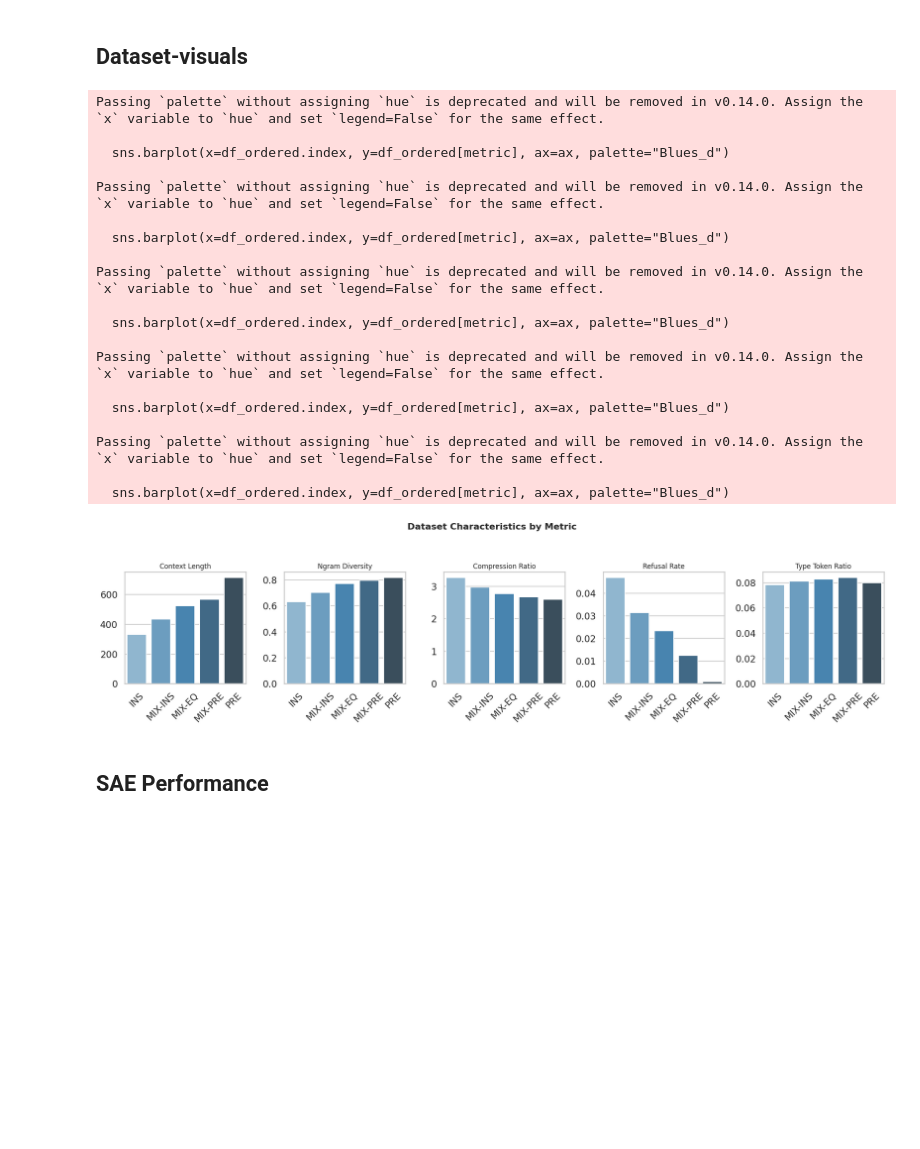
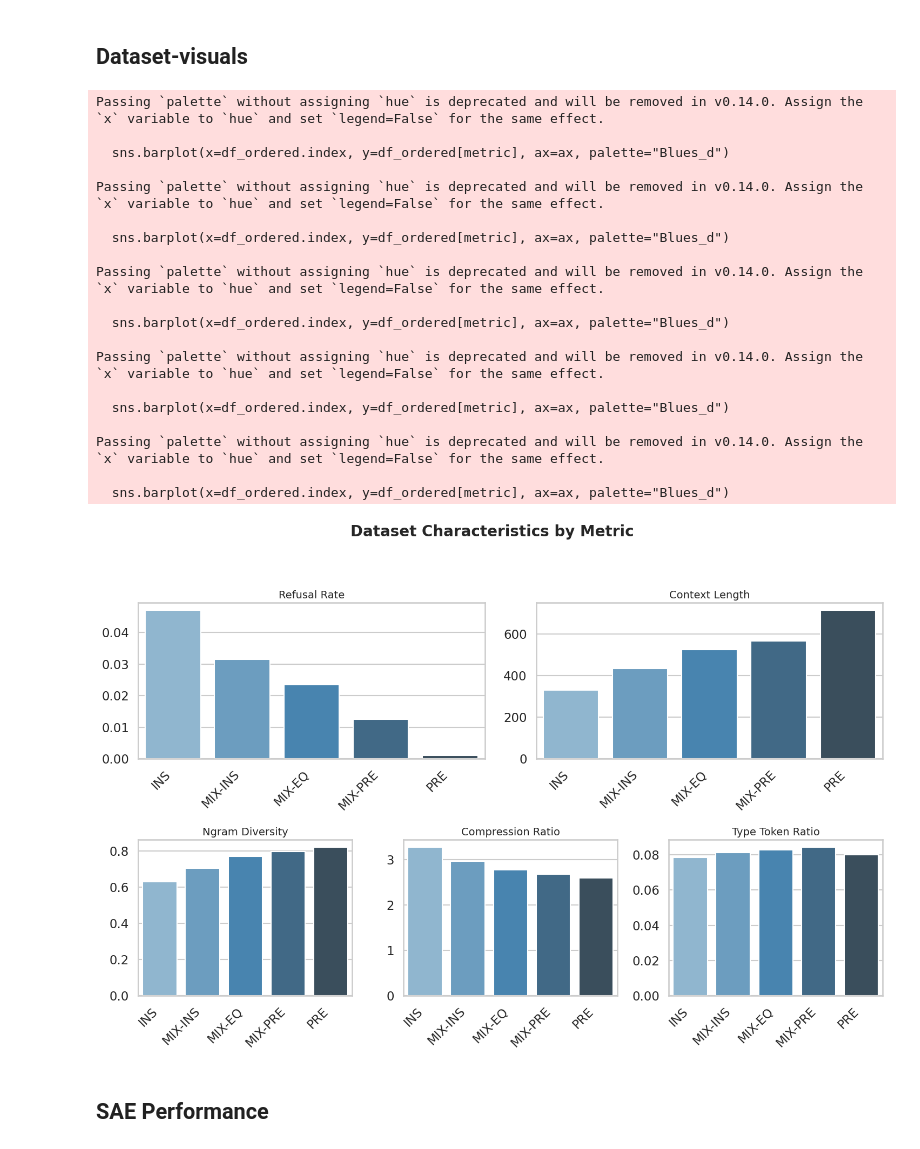
Before and after one commit to MisterXY89/sae-refusal-eval, a Jupyter notebook: src/result-reporting.ipynb, the cells around one changed output. Saved outputs shown, nothing was run; the diff lists cells and outputs as text; code cells hidden in the pictures; blank space fills up the shorter version.

```diff
--- a/src/result-reporting.ipynb
+++ b/src/result-reporting.ipynb
@@ -353,7 +362,7 @@ from evaluation.visualise_sae_metrics import load_sae_results, visualize_sae_res
 
 RESULTS_DIRECTORY = "results/saes/"
 
-results_df = load_sae_results(RESULTS_DIRECTORY)
+results_df = load_sae_results(RESULTS_DIRECTORY, model="135M")
 # if not results_df.empty:
     # visualize_sae_results_grouped(results_df)
 # %% [output]
@@ -456,8 +465,12 @@ Plot saved to results/visualizations/avg_cosine_similarity_across_ds.png
 # %% [markdown]
 ## Dataset-visuals
 # %%
+import matplotlib.gridspec as gridspec
+
+# Set the theme for the plots
 sns.set_theme(style="whitegrid", context="talk")
 
+# --- Load and Prepare Data (same as your original code) ---
 results_dir = "results/dataset_chars"
 data = []
 for fname in os.listdir(results_dir):
@@ -471,52 +484,70 @@ df = pd.DataFrame(data)
 df.set_index("dataset", inplace=True)
 
 ordered_datasets = ["INS", "MIX-INS", "MIX-EQ", "MIX-PRE", "PRE"]
-
-# Filter and reorder the dataframe accordingly
 df_filtered = df.loc[df.index.intersection(ordered_datasets)]
 df_ordered = df_filtered.reindex(ordered_datasets)
 
-# Plot each metric separately using the ordered dataset list
-metrics = ["context_length", "ngram_diversity", "compression_ratio", "refusal_rate", "type_token_ratio"]
-n_metrics = len(metrics)
+metrics = ["refusal_rate", "context_length", "ngram_diversity", "compression_ratio", "type_token_ratio"]
 
-fig, axes = plt.subplots(nrows=1, ncols=n_metrics, figsize=(4 * n_metrics, 5), sharex=False)
+# --- Create the Custom Visualization using GridSpec ---
+# Create a figure to host the plots
+fig = plt.figure(figsize=(15, 10))
 
-for i, metric in enumerate(metrics):
-    ax = axes[i]
+# A 2x6 GridSpec allows for both 2 and 3 plots per row to align nicely.
+# Row 1: 2 plots, each spanning 3 columns (3+3=6)
+# Row 2: 3 plots, each spanning 2 columns (2+2+2=6)
+gs = gridspec.GridSpec(2, 6, figure=fig)
+
+# --- Define the new axes locations ---
+ax1 = fig.add_subplot(gs[0, 0:3])  # First row, first plot
+ax2 = fig.add_subplot(gs[0, 3:6])  # First row, second plot
+ax3 = fig.add_subplot(gs[1, 0:2])  # Second row, first plot
+ax4 = fig.add_subplot(gs[1, 2:4])  # Second row, second plot
+ax5 = fig.add_subplot(gs[1, 4:6])  # Second row, third plot
+
+# Create a list of the axes to iterate through
+all_axes = [ax1, ax2, ax3, ax4, ax5]
+
+# Iterate through the metrics and axes to create the plots
+for i, ax in enumerate(all_axes):
+    metric = metrics[i]
     sns.barplot(x=df_ordered.index, y=df_ordered[metric], ax=ax, palette="Blues_d")
-    ax.set_title(metric.replace("_", " ").title(), fontsize=12)
-    ax.set_ylabel("")  # suppress for compactness
+    ax.set_title(metric.replace("_", " ").title(), fontsize=14)
+    ax.set_ylabel("")
     ax.set_xlabel("")
 
     for label in ax.get_xticklabels():
         label.set_rotation(45)
+        label.set_ha('right')
 
-plt.suptitle("Dataset Characteristics by Metric", fontsize=16, y=1.05, weight="bold")
-plt.tight_layout()
+# Add a title for the entire figure
+plt.suptitle("Dataset Characteristics by Metric", fontsize=20, y=1.0, weight="bold")
+
+# Use tight_layout to adjust spacing
+plt.tight_layout(rect=[0, 0, 1, 0.96])
 plt.savefig("./results/visualizations/dataset_chars.png", dpi=150, bbox_inches='tight')
 plt.show()
 # %% [output]
 Passing `palette` without assigning `hue` is deprecated and will be removed in v0.14.0. Assign the `x` variable to `hue` and set `legend=False` for the same effect.
 
   sns.barplot(x=df_ordered.index, y=df_ordered[metric], ax=ax, palette="Blues_d")
 
 Passing `palette` without assigning `hue` is deprecated and will be removed in v0.14.0. Assign the `x` variable to `hue` and set `legend=False` for the same effect.
 
   sns.barplot(x=df_ordered.index, y=df_ordered[metric], ax=ax, palette="Blues_d")
 
 Passing `palette` without assigning `hue` is deprecated and will be removed in v0.14.0. Assign the `x` variable to `hue` and set `legend=False` for the same effect.
 
   sns.barplot(x=df_ordered.index, y=df_ordered[metric], ax=ax, palette="Blues_d")
 
 Passing `palette` without assigning `hue` is deprecated and will be removed in v0.14.0. Assign the `x` variable to `hue` and set `legend=False` for the same effect.
 
   sns.barplot(x=df_ordered.index, y=df_ordered[metric], ax=ax, palette="Blues_d")
 
 Passing `palette` without assigning `hue` is deprecated and will be removed in v0.14.0. Assign the `x` variable to `hue` and set `legend=False` for the same effect.
 
   sns.barplot(x=df_ordered.index, y=df_ordered[metric], ax=ax, palette="Blues_d")
-[figure, old version]
+[figure, new version]
 # %% [markdown]
 ## SAE Performance
 # %%
```
Also changed, not shown: parts of 28 cells of this notebook, 4 other files.
